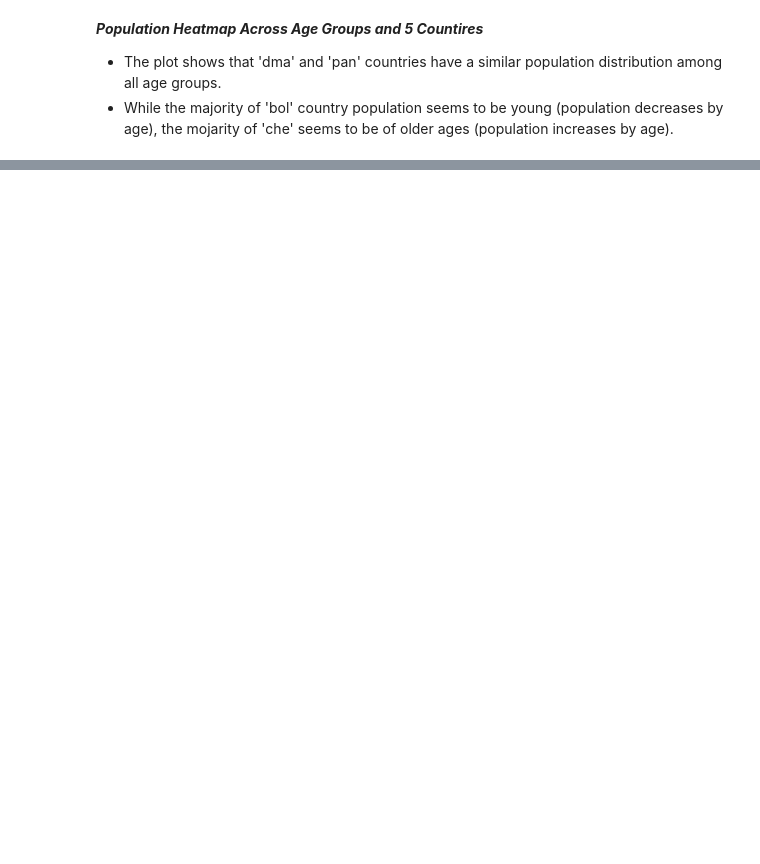
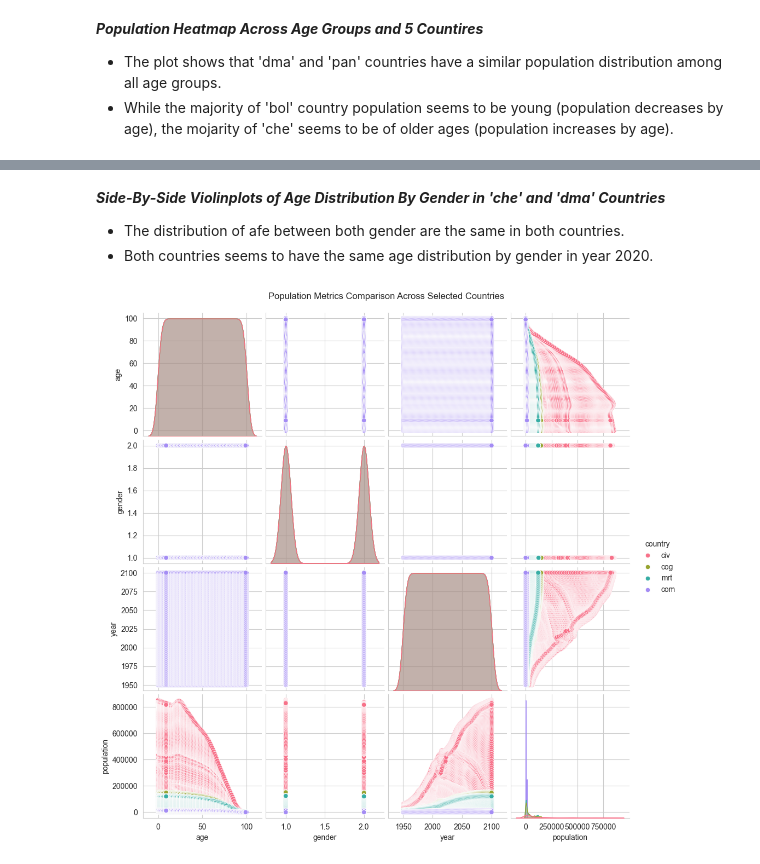
Before and after one commit to UCSF-DataSci/07-visualization-FaezehMirlohi, a Jupyter notebook: visualization.ipynb, the cells around one changed output, grey strips where cells are left out. Cells and saved outputs as stored; diff of their text form; code cells hidden in the pictures; blank space fills up the shorter version.

```diff
--- a/visualization.ipynb
+++ b/visualization.ipynb
@@ -100,0 +184,18 @@ plt.show()
+# %% [markdown]
+***Side-By-Side Violinplots of Age Distribution By Gender in 'che' and 'dma' Countries***
+- The distribution of afe between both gender are the same in both countries.
+- Both countries seems to have the same age distribution by gender in year 2020.
+# %%
+# Part 2.3
+
+# Select 4 countries to compare
+countries = country.loc[13:16, 'country_name'].tolist()
+# Make a dataframe from concatanating all 4 dataframes
+selected_data = pd.concat([data[cty] for cty in countries])
+
+# PairPlot (each country has a different color)
+sns.pairplot(selected_data, hue = 'country', palette=sns.color_palette("husl", 4))
+plt.suptitle('Population Metrics Comparison Across Selected Countries', y=1.02)
+plt.show()
+# %% [output]
+[figure, added]
```
Also changed, not shown: parts of 4 cells of this notebook.
